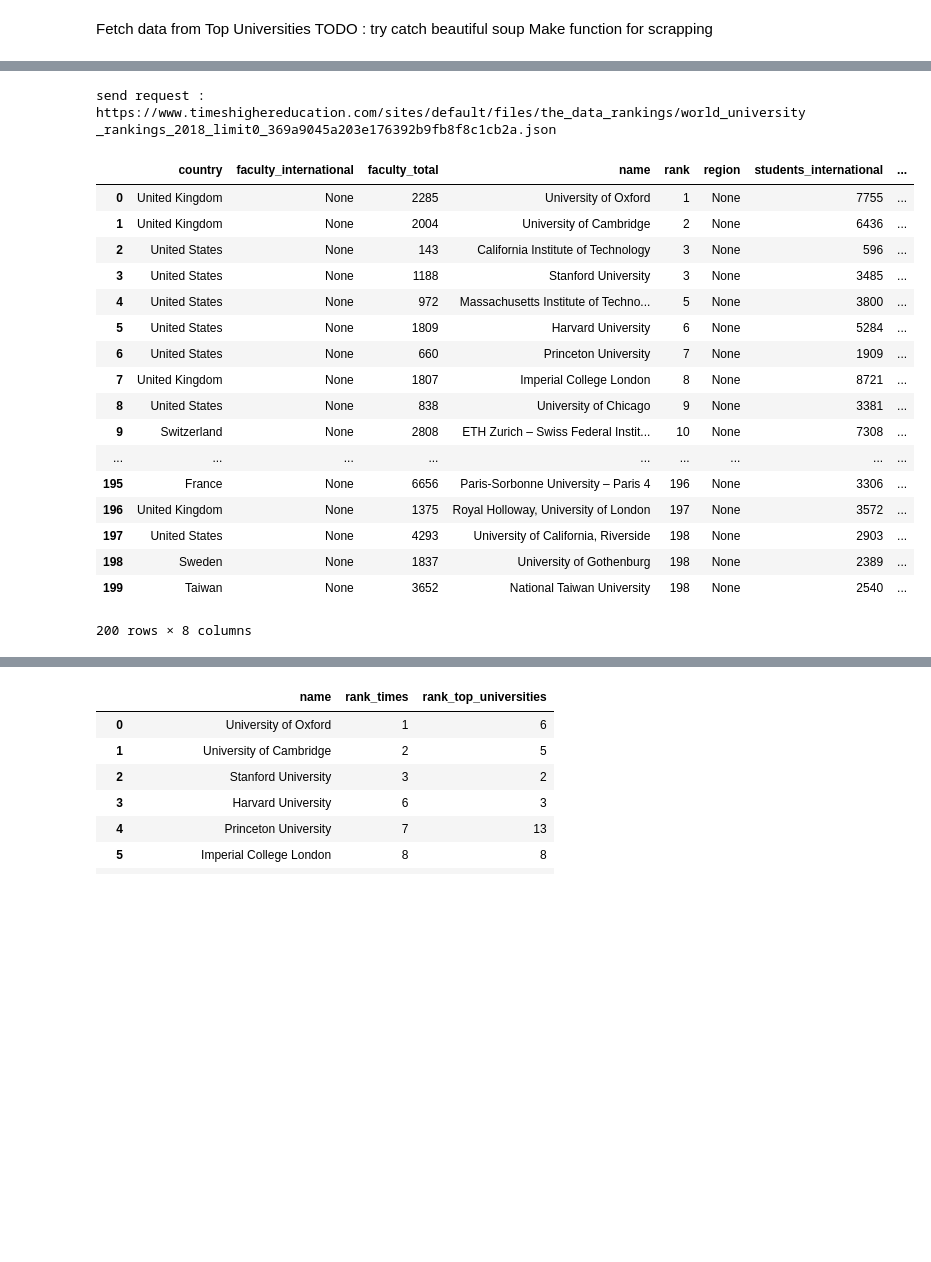
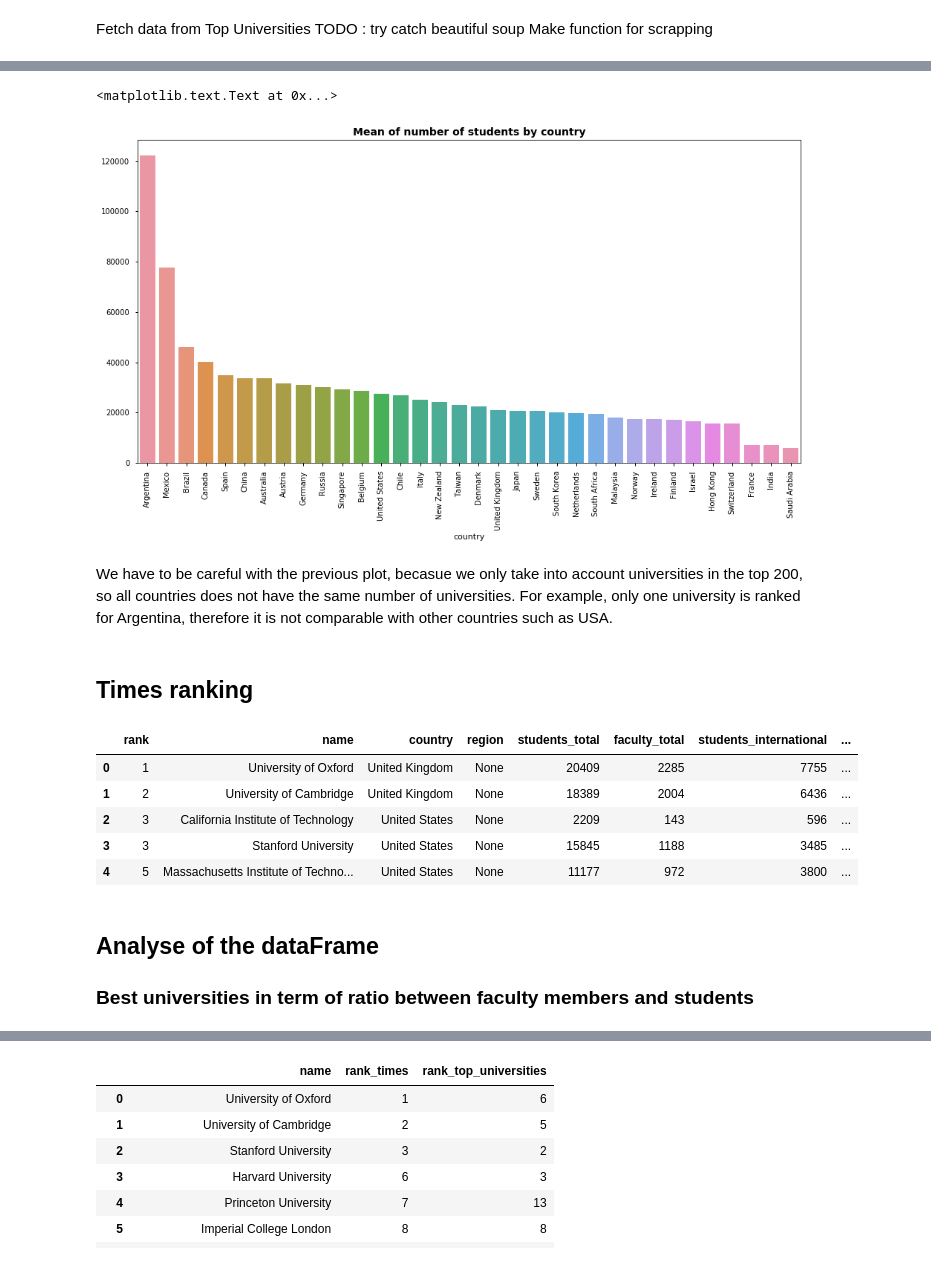
Before and after one commit to ImLemni/ada-epfl, a Jupyter notebook: 02-Data/homework2.ipynb, the cells around one changed output, grey strips where cells are left out. Cells and saved outputs as stored; diff of their text form; code cells hidden in the pictures; blank space fills up the shorter version.

Commit message:
Add many plots

```diff
--- a/02-Data/homework2.ipynb
+++ b/02-Data/homework2.ipynb
@@ -86,7 +89,7 @@ def read_percentage(raw_percentage):
 # %% [markdown]
 TODO : Describe data
 # %%
-def make_entry(name, rank, country, region, faculty_total, faculty_international, students_total, students_international, **extra_keys):
+def make_entry(name, rank, country, region, faculty_total, faculty_international, students_total, students_international,faculty_ratio,intern_ratio, **extra_keys):
     return {
         "name": name,
         "rank": rank,
@@ -96,6 +99,8 @@ def make_entry(name, rank, country, region, faculty_total, faculty_international
         "faculty_international": faculty_international,
         "students_total": students_total,
         "students_international": students_international,
+        "faculty_ratio":faculty_ratio,
+        "international_ratio":intern_ratio,
         **extra_keys
     }
 # %%
@@ -212,3 +456,18 @@ send request : https://www.topuniversities.com/universities/maastricht-universit
+# %%
+mean_country = top_universities_df.groupby('country').mean()['students_total'].sort_values(ascending=False)
+seaborn.set_palette('Blues')
+seaborn.set_context("notebook")
+figure, axes = plt.subplots(1, 1, figsize=(16,8))
+p=seaborn.barplot(mean_country.index, mean_country.values,ax=axes)
+p.set_xticklabels(mean_country.index,rotation=90)
+p.set_title('Mean of number of students by country', fontsize=14, fontweight='bold')
+# %% [output]
+<matplotlib.text.Text at 0x...>
+[figure, added]
+# %% [markdown]
+We have to be careful with the previous plot, becasue we only take into account universities in the top 200, so all countries does not have the same number of universities. For example, only one university is ranked for Argentina, therefore it is not comparable with other countries such as USA.
+# %% [markdown]
+## Times ranking
 # %%
 times_ranking_response = cached_get_request("https://www.timeshighereducation.com/sites/default/files/the_data_rankings/world_university_rankings_2018_limit0_369a9045a203e176392b9fb8f8c1cb2a.json")
 times_raw_ranking_data = times_ranking_response.json()['data']
@@ -230,9 +489,10 @@ def read_times_entry(raw_entry):
     faculty_to_students_ratio = read_percentage(raw_entry["stats_student_staff_ratio"])
     faculty_total = floor(students_total * faculty_to_students_ratio)
     faculty_international = None
+    faculty_ratio = faculty_to_students_ratio*100
+    intern_ratio = international_students_ratio*100
 
-
-    return make_entry(name, rank, country, region, faculty_total, faculty_international, students_total, students_international)
+    return make_entry(name, rank, country, region, faculty_total, faculty_international, students_total, students_international,faculty_ratio,intern_ratio)
 
 #   uniProp['internStudentRatio']=t['stats_pc_intl_students']
 #   uniProp['internStudent']=math.floor(float(t['stats_pc_intl_students'].replace("%",""))/100*int(t['stats_number_students'].replace(",","")))#Number looks like this 20,409
@@ -244,50 +504,42 @@ def read_times_entry(raw_entry):
 
     # TODO define which one we want to use
     result["total_faculty_ratio"] = read_percentage(raw_entry["stats_student_staff_ratio"])
 
     result["total_faculty"] = None
 
     return result
 
 def get_times_data(raw_ranking_data, max_rank):
     """
     Return the list of parsed enries (with details) of the top universities ranking.
     It may perform network requests.
     """
     for raw_entry in raw_ranking_data:
         entry = {}
 
         rank = read_rank(raw_entry["rank"])
         if (rank > max_rank):
             # Assume sorted raw ranks to break (instead of `continue`-ing)
             break
 
         yield read_times_entry(raw_entry)
 
 
 def get_times_df(raw_ranking_data, max_rank):
     return pd.DataFrame([*get_times_data(raw_ranking_data, max_rank)])
 
 
 times_df = get_times_df(times_raw_ranking_data, MAX_RANK)
-times_df
+times_df=times_df[['rank', 'name', 'country', 'region', 'students_total','faculty_total','students_international','faculty_international','faculty_ratio','international_ratio']]
+times_df.head()
 # %% [output]
-send request : https://www.timeshighereducation.com/sites/default/files/the_data_rankings/world_university_rankings_2018_limit0_369a9045a203e176392b9fb8f8c1cb2a.json
-|  | country | faculty_international | faculty_total | name | rank | region | students_international | ... |
-| 0 | United Kingdom | None | 2285 | University of Oxford | 1 | None | 7755 | ... |
-| 1 | United Kingdom | None | 2004 | University of Cambridge | 2 | None | 6436 | ... |
-| 2 | United States | None | 143 | California Institute of Technology | 3 | None | 596 | ... |
-| 3 | United States | None | 1188 | Stanford University | 3 | None | 3485 | ... |
-| 4 | United States | None | 972 | Massachusetts Institute of Techno... | 5 | None | 3800 | ... |
-| 5 | United States | None | 1809 | Harvard University | 6 | None | 5284 | ... |
-| 6 | United States | None | 660 | Princeton University | 7 | None | 1909 | ... |
-| 7 | United Kingdom | None | 1807 | Imperial College London | 8 | None | 8721 | ... |
-| 8 | United States | None | 838 | University of Chicago | 9 | None | 3381 | ... |
-| 9 | Switzerland | None | 2808 | ETH Zurich – Swiss Federal Instit... | 10 | None | 7308 | ... |
-| ... | ... | ... | ... | ... | ... | ... | ... | ... |
-| 195 | France | None | 6656 | Paris-Sorbonne University – Paris 4 | 196 | None | 3306 | ... |
-| 196 | United Kingdom | None | 1375 | Royal Holloway, University of London | 197 | None | 3572 | ... |
-| 197 | United States | None | 4293 | University of California, Riverside | 198 | None | 2903 | ... |
-| 198 | Sweden | None | 1837 | University of Gothenburg | 198 | None | 2389 | ... |
-| 199 | Taiwan | None | 3652 | National Taiwan University | 198 | None | 2540 | ... |
+|  | rank | name | country | region | students_total | faculty_total | students_international | ... |
+| 0 | 1 | University of Oxford | United Kingdom | None | 20409 | 2285 | 7755 | ... |
+| 1 | 2 | University of Cambridge | United Kingdom | None | 18389 | 2004 | 6436 | ... |
+| 2 | 3 | California Institute of Technology | United States | None | 2209 | 143 | 596 | ... |
+| 3 | 3 | Stanford University | United States | None | 15845 | 1188 | 3485 | ... |
+| 4 | 5 | Massachusetts Institute of Techno... | United States | None | 11177 | 972 | 3800 | ... |
-200 rows × 8 columns
+# %% [markdown]
+## Analyse of the dataFrame
+
+### Best universities in term of ratio between faculty members and students
```
Also changed, not shown: parts of 43 cells of this notebook.
